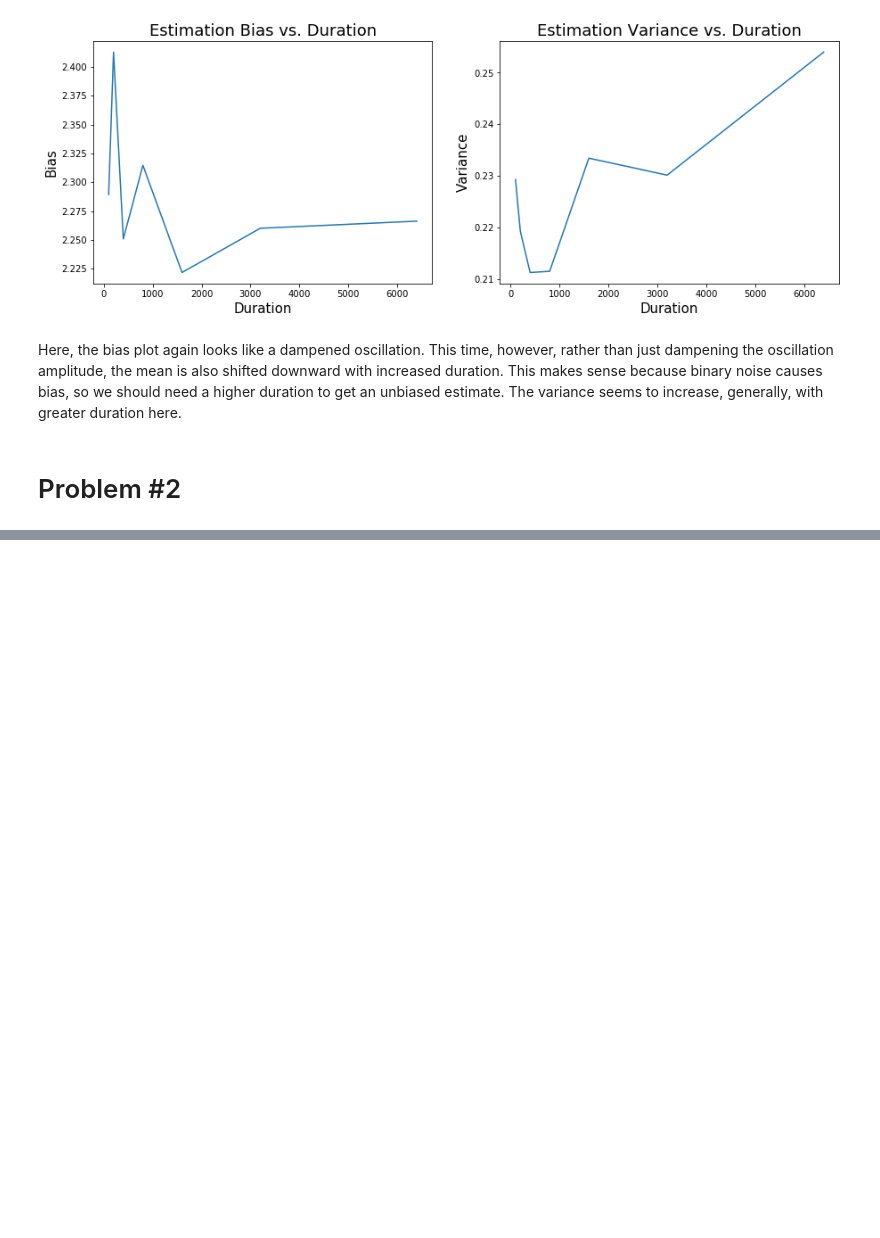
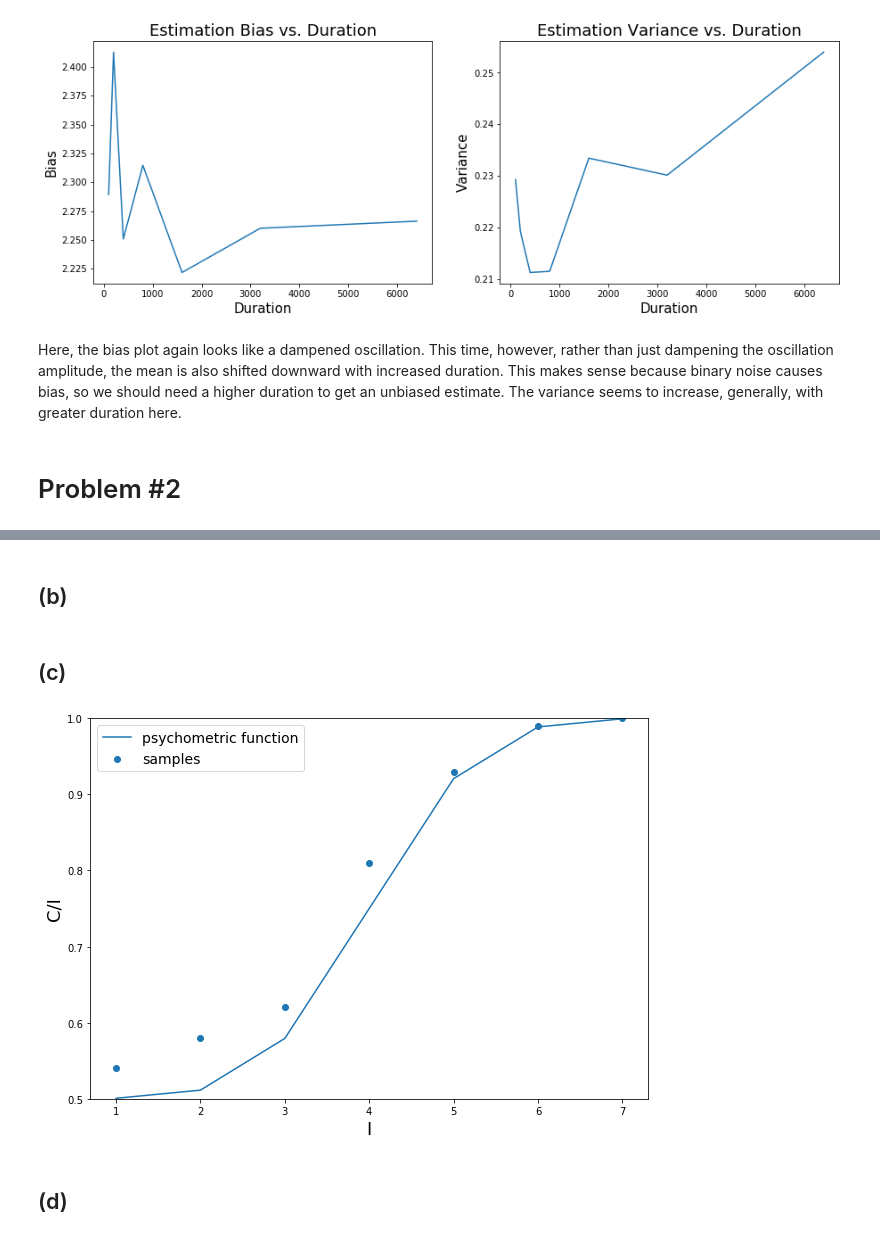
Before and after one commit to rfeinman/hw-mathtools, a Jupyter notebook: Feinman_Reuben_HW6/hw6.ipynb, the cells around one changed output, grey strips where cells are left out. Cells and saved outputs as stored; diff of their text form; code cells hidden in the pictures; blank space fills up the shorter version.

```diff
--- a/Feinman_Reuben_HW6/hw6.ipynb
+++ b/Feinman_Reuben_HW6/hw6.ipynb
@@ -257,0 +320,38 @@ Here, the bias plot again looks like a dampened oscillation. This time, however,
+# %% [markdown]
+## (b)
+# %%
+# Write the desired function
+def simpsych(mu, sigma, I, T):
+    C = []
+    # step through each (i, t) pair
+    for i, t in zip(I, T):
+        # compute the probability for this 'i' value
+        prob_correct = 0.5 + 0.5*norm.cdf(i, loc=mu, scale=sigma)
+        # sample t times w/ probability 'i' of correct on each trial.
+        # count the number of successes.
+        nb_correct = np.random.binomial(t, prob_correct)
+        C.append(nb_correct)
+
+    return np.asarray(C)
+# %% [markdown]
+## (c)
+# %%
+# Obtain the samples
+T = 100*np.ones(7)
+I = np.arange(1,8)
+C = simpsych(4, 1, I, T)
+psych_curve = 0.5 + 0.5*norm.cdf(I, loc=4, scale=1)
+# %%
+# Plot C/I and the psychometric function
+plt.figure(figsize=(10,7))
+plt.scatter(I, np.divide(C, T), label='samples')
+plt.plot(I, psych_curve, label='psychometric function')
+plt.ylim(0.5, 1)
+plt.xlabel('I', fontsize=18)
+plt.ylabel('C/I', fontsize=18)
+plt.legend(fontsize=14)
+plt.show()
+# %% [output]
+[figure, added]
+# %% [markdown]
+## (d)
```
Also changed, not shown: parts of 26 cells of this notebook.
